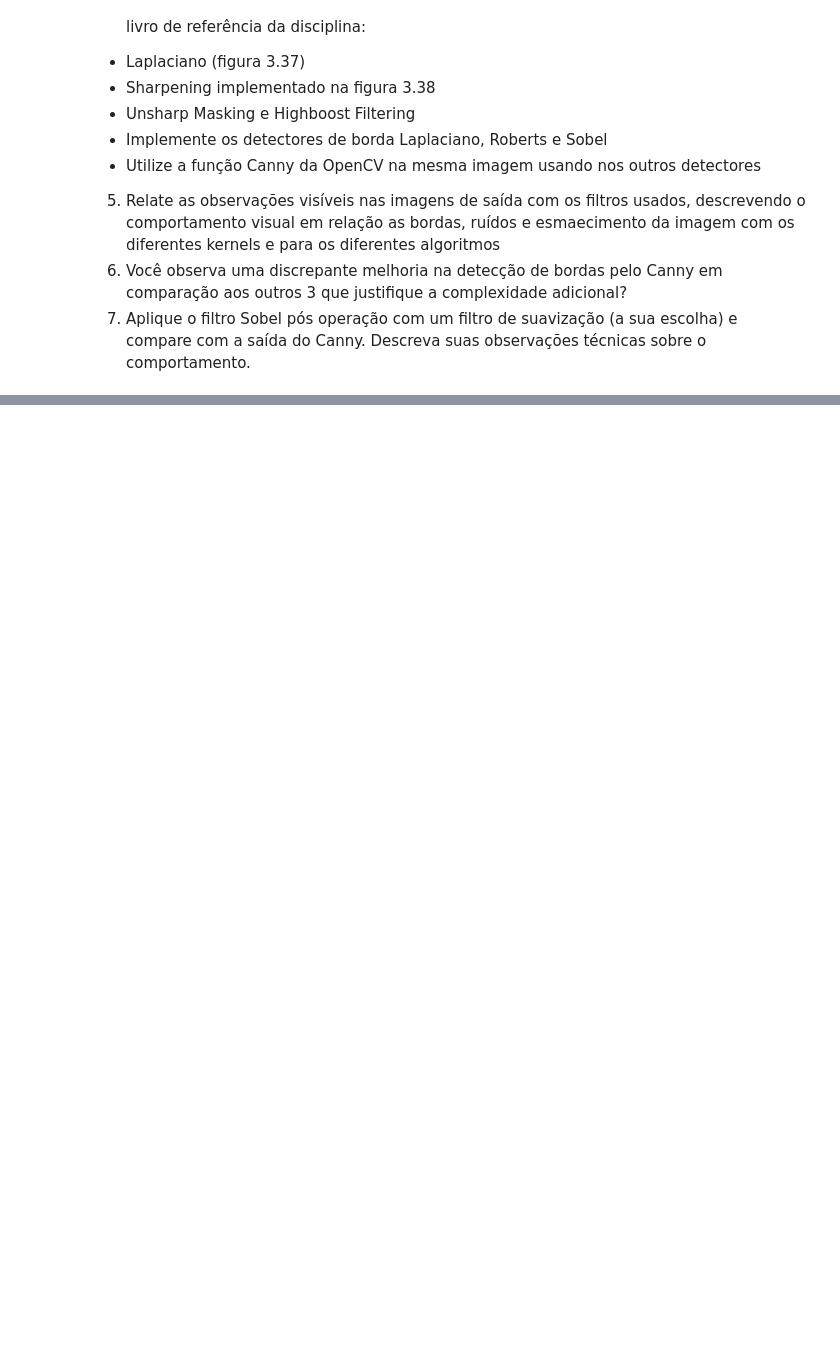
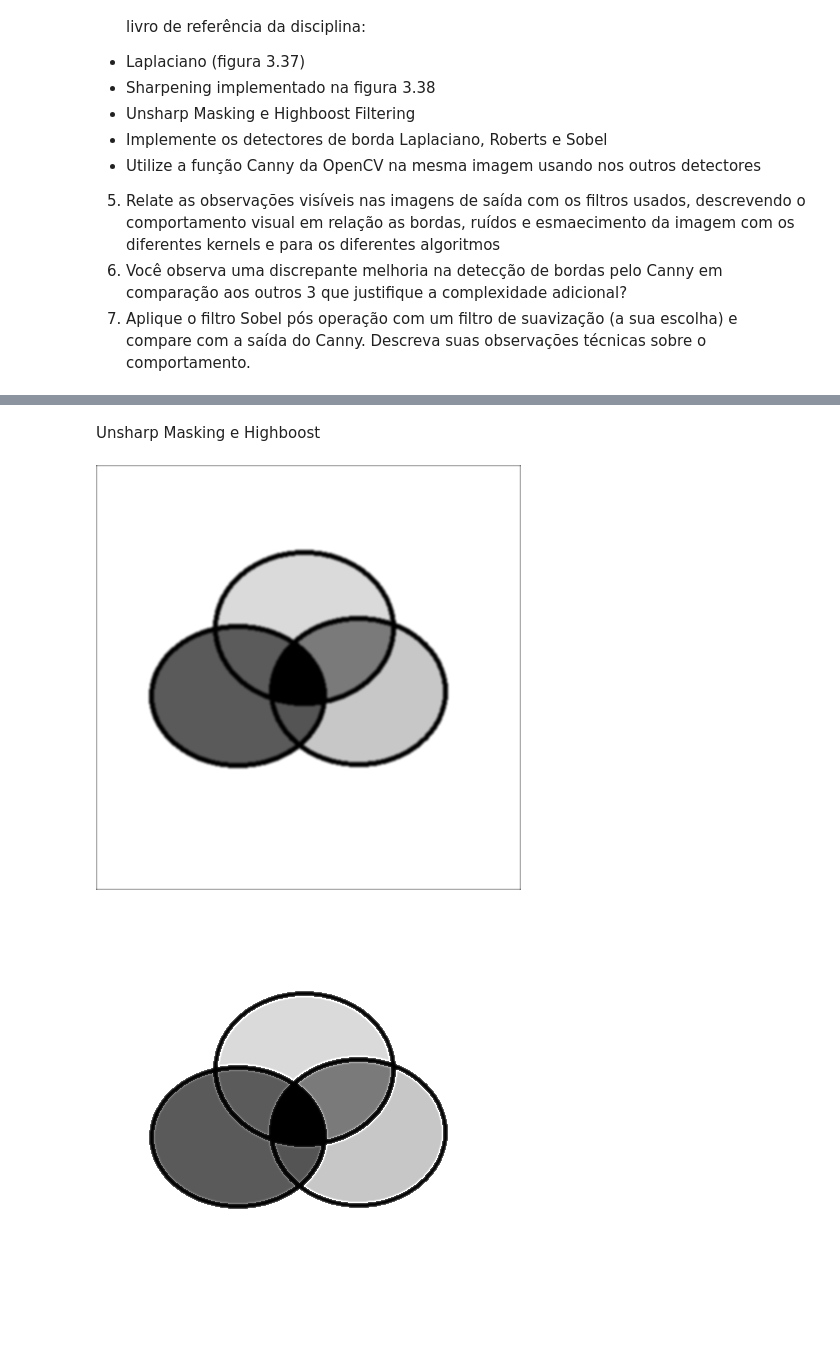
Before and after one commit to Nicolas-1802/ColabProjects, a Jupyter notebook: PDI/Pratica_Filtragem_Espacial.ipynb, the cells around one changed output, grey strips where cells are left out. Drawn from its saved outputs; the diff is of its cells as text; code cells hidden in the pictures; blank space fills up the shorter version.

```diff
--- a/PDI/Pratica_Filtragem_Espacial.ipynb
+++ b/PDI/Pratica_Filtragem_Espacial.ipynb
@@ -240,0 +265,7 @@ cv2_imshow(img_median_7)
+# %%
+def unsharp_masking(img, blur_kernel):
+    blurred = conv2d(img, blur_kernel)
+    mask = img.astype(np.float32) - blurred
+    result = img.astype(np.float32) + mask
+
+    return normalize_image(result), normalize_image(blurred), mask
@@ -240,0 +274,7 @@ cv2_imshow(img_median_7)
+# %%
+def highboost_filter(img, blur_kernel, k=1.5):
+    blurred = conv2d(img, blur_kernel)
+    mask = img.astype(np.float32) - blurred
+    result = img.astype(np.float32) + k * mask
+
+    return normalize_image(result), normalize_image(blurred), mask
@@ -240,0 +350,14 @@ cv2_imshow(img_median_7)
+# %% [markdown]
+Unsharp Masking e Highboost
+# %%
+gauss_5 = gauss_create(sigma=1.2, size_x=5, size_y=5)
+# %%
+unsharp_img, blurred_unsharp, unsharp_mask = unsharp_masking(img, gauss_5)
+highboost_img, blurred_high, highboost_mask = highboost_filter(img, gauss_5, k=2.0)
+
+cv2_imshow(blurred_unsharp)
+cv2_imshow(unsharp_img)
+cv2_imshow(highboost_img)
+# %% [output]
+[figure, added]
+[figure, added]
```
Also changed, not shown: parts of 42 cells of this notebook.
